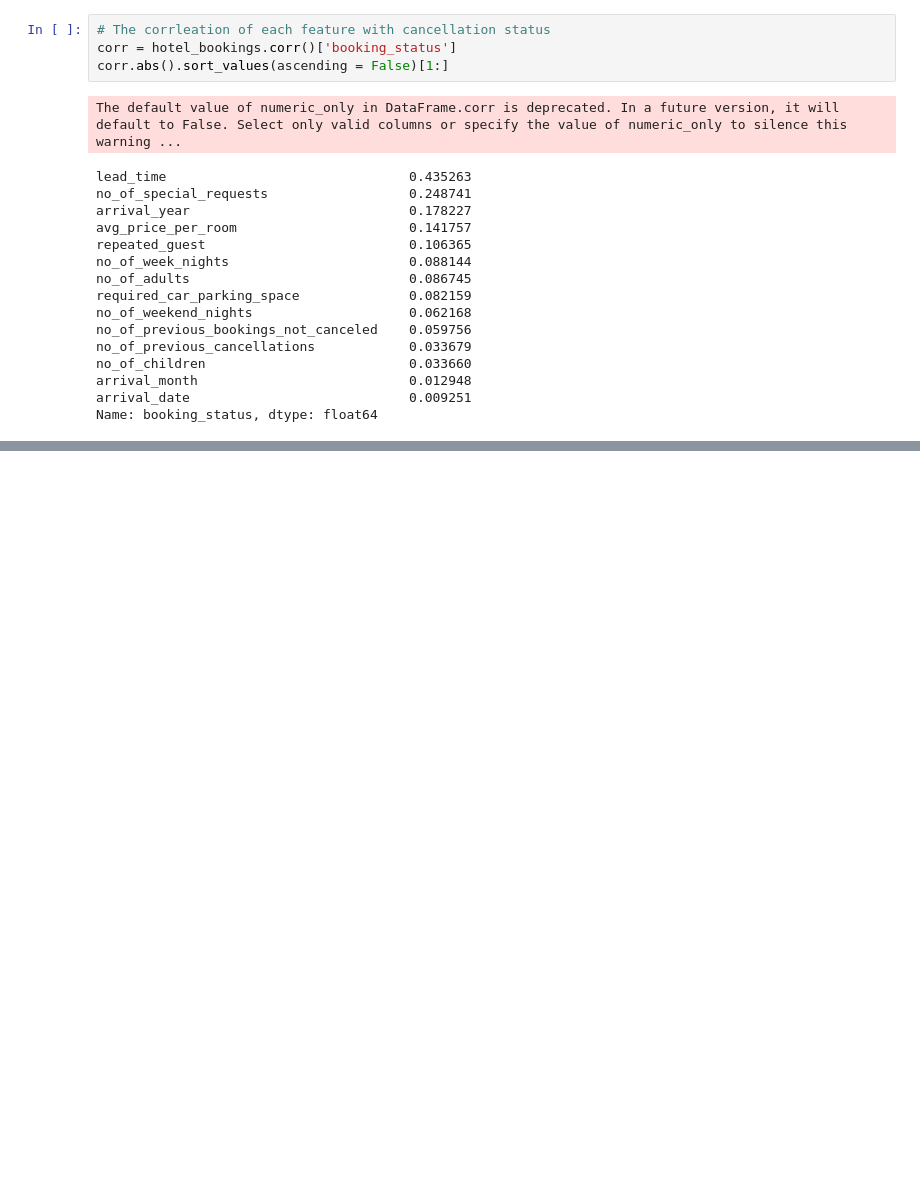
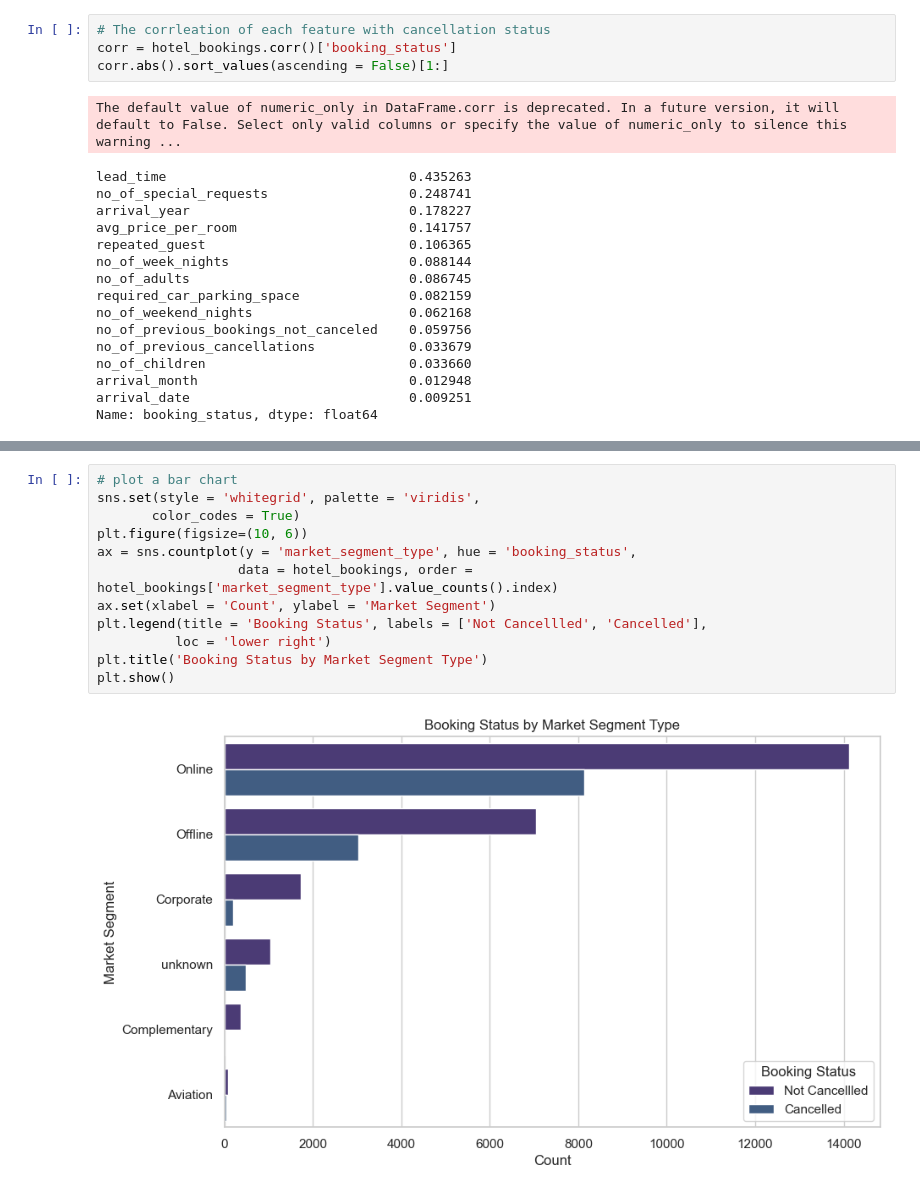
Before and after one commit to SirTee12/Hotel-Booking-Cancellation-Prediction, a Jupyter notebook: Hotel-Booking-Cancellation-Prediction.ipynb, the cells around one changed output, grey strips where cells are left out. Cells and saved outputs as stored; diff of their text form; blank space fills up the shorter version.

Commit message:
plot bar chart for number of cancelled/not cancelled hotel reservation by market segment

```diff
--- a/Hotel-Booking-Cancellation-Prediction.ipynb
+++ b/Hotel-Booking-Cancellation-Prediction.ipynb
@@ -420,0 +450,14 @@ plt.show()
+# %%
+# plot a bar chart
+sns.set(style = 'whitegrid', palette = 'viridis',
+       color_codes = True)
+plt.figure(figsize=(10, 6))
+ax = sns.countplot(y = 'market_segment_type', hue = 'booking_status',
+                  data = hotel_bookings, order = hotel_bookings['market_segment_type'].value_counts().index)
+ax.set(xlabel = 'Count', ylabel = 'Market Segment')
+plt.legend(title = 'Booking Status', labels = ['Not Cancellled', 'Cancelled'],
+          loc = 'lower right')
+plt.title('Booking Status by Market Segment Type')
+plt.show()
+# %% [output]
+[figure, added]
```
Also changed, not shown: parts of 22 cells of this notebook.
